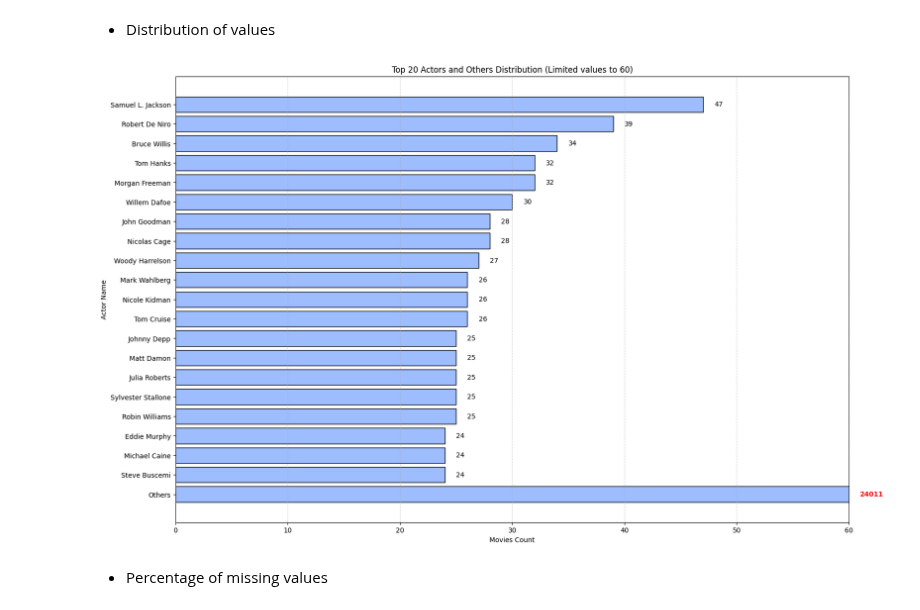
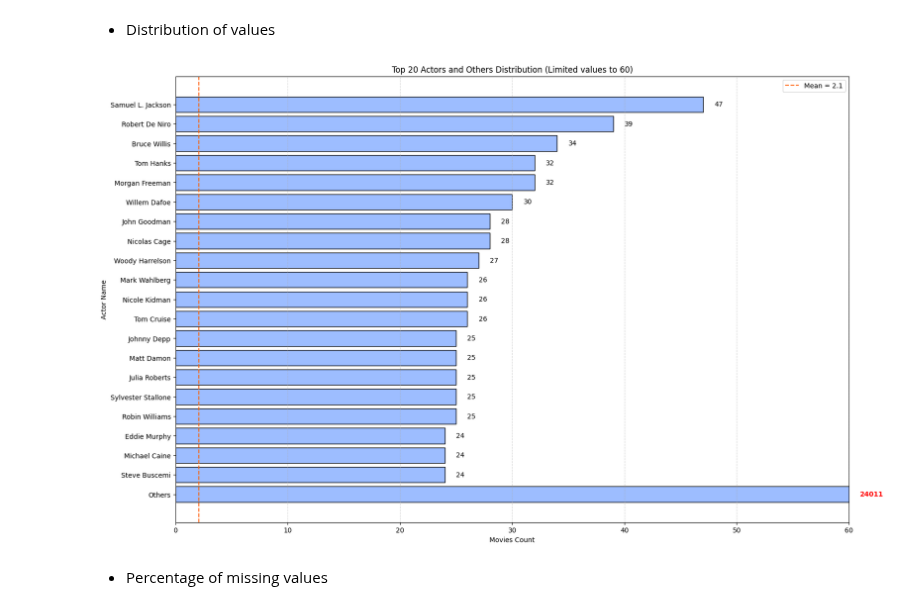
Before and after one commit to truongthuankiet1990gmailcom/Intro2DS---HCMUS---2024, a Jupyter notebook: 22127148_22127224_22127257_22127492.ipynb, the cells around one changed output. Saved outputs shown, nothing was run; the diff lists cells and outputs as text; code cells hidden in the pictures.

Commit message:
Add comments for chart

```diff
--- a/22127148_22127224_22127257_22127492.ipynb
+++ b/22127148_22127224_22127257_22127492.ipynb
@@ -191,39 +198,40 @@ Different PlatformReleased:  ['Cinema']
 - Distribution of values
 # %%
 all_actors = raw_data['Cast'].str.split(', ').explode()
-
 actors_count = all_actors.value_counts()
-
 top_actors = actors_count.nlargest(20)
-
 others_count = actors_count.iloc[20:].sum()
+mean_count = actors_count.mean()
 
 top_actors = pd.concat([top_actors, pd.Series({'Others': others_count})])
 
 plt.figure(figsize=(18, 12))
 bars = plt.barh(top_actors.index, top_actors.values, color='#9DBDFF', edgecolor='black')
 
 lim = 60
 
 for bar in bars:
     if bar.get_width() > lim:
         plt.text(lim + 1, bar.get_y() + bar.get_height()/2,
                  f'{int(bar.get_width())}', va='center', color='red', fontsize=10, weight='bold')
     else:
         plt.text(bar.get_width() + 1, bar.get_y() + bar.get_height()/2,
                  f'{int(bar.get_width())}', va='center', color='black', fontsize=10)
 
 plt.xlim(0, lim)
 
+plt.axvline(mean_count, color='#FF6500', linestyle='--', linewidth=1.5, label=f'Mean = {mean_count:.1f}')
+
 plt.xlabel('Movies Count')
 plt.ylabel('Actor Name')
 plt.title(f'Top 20 Actors and Others Distribution (Limited values to {lim})')
 plt.gca().invert_yaxis()
 plt.grid(axis='x', linestyle='--', alpha=0.5)
+plt.legend()
 
 plt.show()
 # %% [output]
-[figure, old version]
+[figure, new version]
 # %% [markdown]
 - Percentage of missing values
 # %%
```
Also changed, not shown: parts of 4 cells of this notebook.
